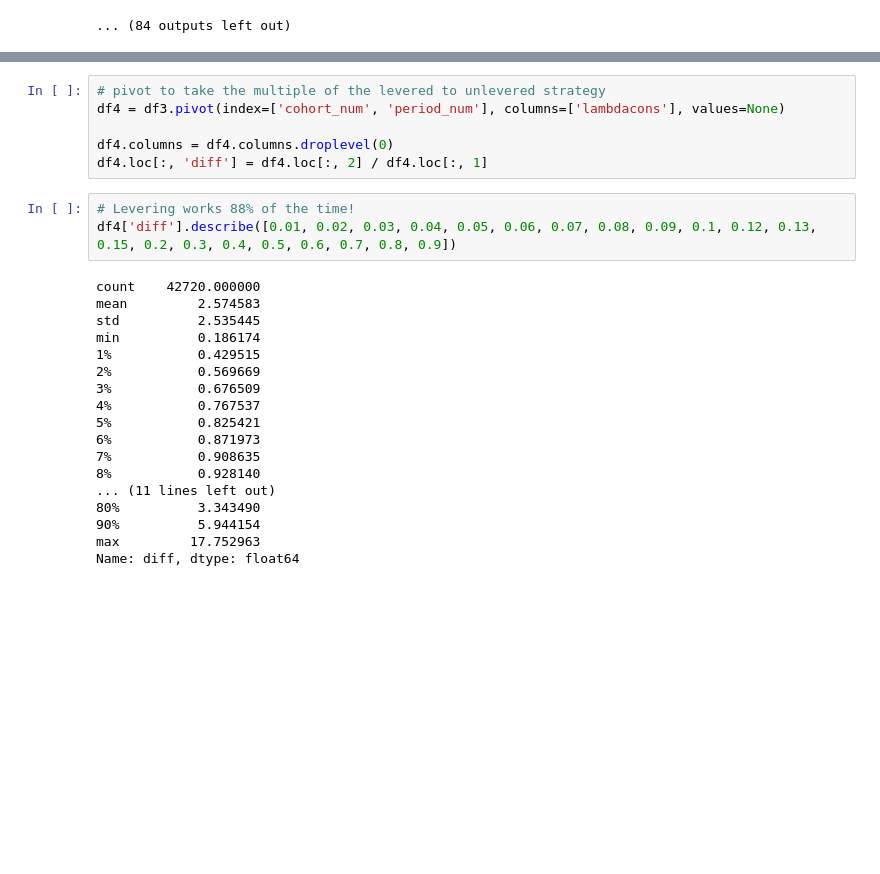
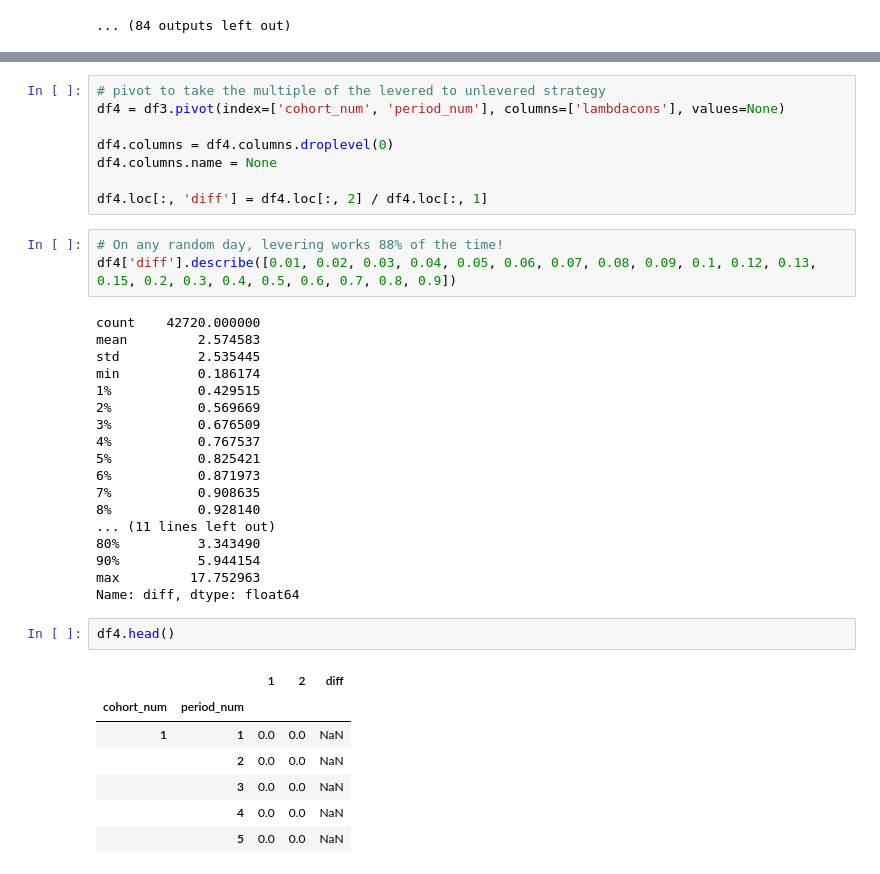
Before and after one commit to hatemr/lifecycle_investing, a Jupyter notebook: scripts/sensitivity_analysis.ipynb, the cells around one changed output, grey strips where cells are left out. Cells and saved outputs as stored; diff of their text form; blank space fills up the shorter version.

```diff
--- a/scripts/sensitivity_analysis.ipynb
+++ b/scripts/sensitivity_analysis.ipynb
@@ -309,9 +309,11 @@ df3.loc[(df3.period_num==529), :].groupby('lambdacons')['value']. \
 df4 = df3.pivot(index=['cohort_num', 'period_num'], columns=['lambdacons'], values=None)
 
 df4.columns = df4.columns.droplevel(0)
+df4.columns.name = None
+
 df4.loc[:, 'diff'] = df4.loc[:, 2] / df4.loc[:, 1]
 # %%
-# Levering works 88% of the time!
+# On any random day, levering works 88% of the time!
 df4['diff'].describe([0.01, 0.02, 0.03, 0.04, 0.05, 0.06, 0.07, 0.08, 0.09, 0.1, 0.12, 0.13, 0.15, 0.2, 0.3, 0.4, 0.5, 0.6, 0.7, 0.8, 0.9])
 # %% [output]
 count    42720.000000
@@ -331,3 +333,13 @@ min          0.186174
 90%          5.944154
 max         17.752963
 Name: diff, dtype: float64
+# %%
+df4.head()
+# %% [output]
+|  |  | 1 | 2 | diff |
+| cohort_num | period_num |  |  |  |
+| 1 | 1 | 0.0 | 0.0 | NaN |
+|  | 2 | 0.0 | 0.0 | NaN |
+|  | 3 | 0.0 | 0.0 | NaN |
+|  | 4 | 0.0 | 0.0 | NaN |
+|  | 5 | 0.0 | 0.0 | NaN |
```
Also changed, not shown: parts of 1 cell of this notebook.
